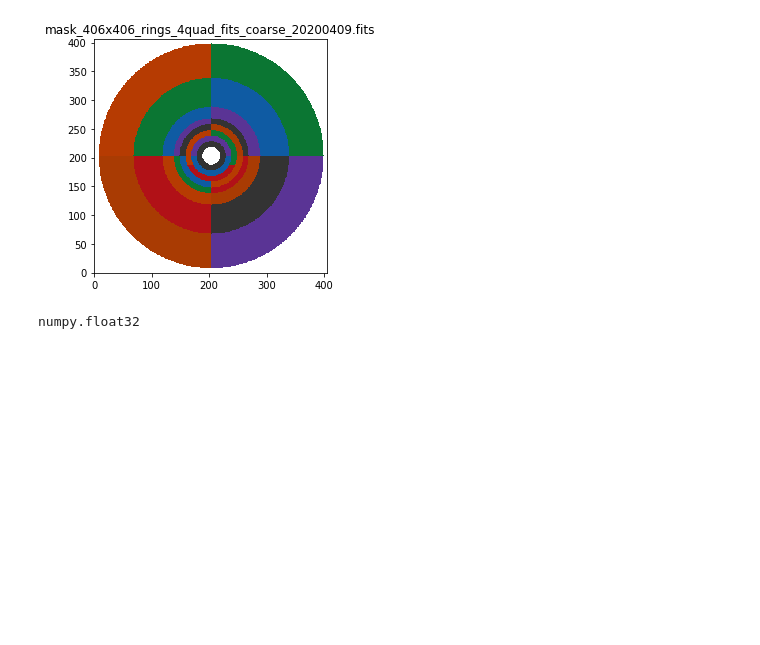
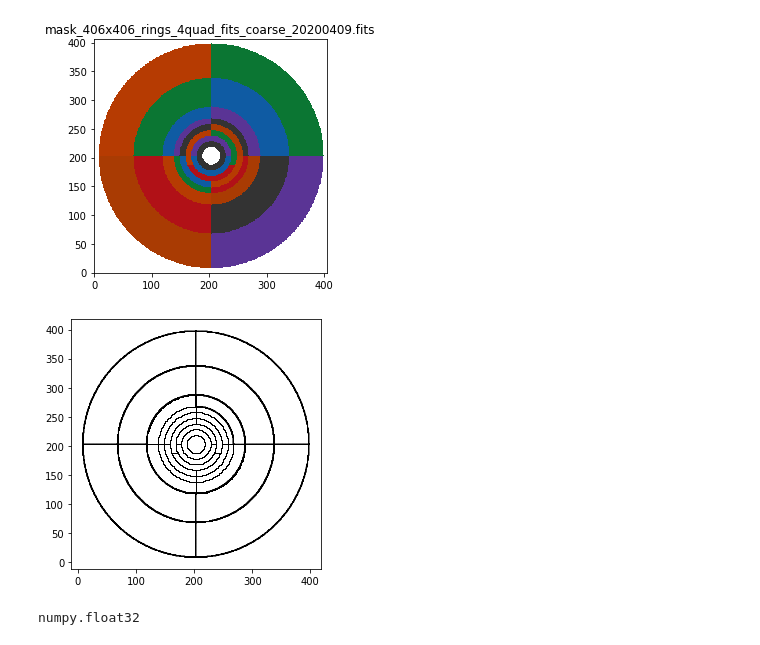
Before and after one commit to mwanakijiji/lbti_altair_fizeau, a Jupyter notebook: notebooks_for_development/pca_tesselation_maker.ipynb, the cells around one changed output. Cells and saved outputs as stored; diff of their text form; code cells hidden in the pictures; blank space fills up the shorter version.

```diff
--- a/notebooks_for_development/pca_tesselation_maker.ipynb
+++ b/notebooks_for_development/pca_tesselation_maker.ipynb
@@ -820,3 +821,74 @@ plt.tight_layout()
 plt.savefig("junk.pdf")
 # %% [output]
 [figure]
+# %%
+import matplotlib
+
+this_cube = np.copy(test_data_frame)
+fig, ax = plt.subplots(1, 1)
+
+for plot_num in range(0,len(this_cube)):
+    this_plot = this_cube[plot_num,:,:].astype('float')
+    this_plot[this_plot == 0] = np.nan # this to a
+
+    # make the meshgrid so we have a coordinate system on which to plot the region outlines
+    xv, yv = np.meshgrid(np.arange(np.shape(this_plot)[1]), np.arange(np.shape(this_plot)[0]))
+    x0 = np.min(xv)
+    x1 = np.max(xv)
+    y0 = np.min(yv)
+    y1 = np.max(yv)
+
+    # this code taken and adapted from
+    # https://stackoverflow.com/questions/24539296/outline-a-region-in-a-graph
+    mapimg = (this_plot == 1)
+
+    # a vertical line segment is needed, when the pixels next to each other horizontally
+    #   belong to diffferent groups (one is part of the mask, the other isn't)
+    # after this ver_seg has two arrays, one for row coordinates, the other for column coordinates
+    ver_seg = np.where(mapimg[:,1:] != mapimg[:,:-1])
+
+    # the same is repeated for horizontal segments
+    hor_seg = np.where(mapimg[1:,:] != mapimg[:-1,:])
+
+    # if we have a horizontal segment at 7,2, it means that it must be drawn between pixels
+    #   (2,7) and (2,8), i.e. from (2,8)..(3,8)
+    # in order to draw a discountinuous line, we add Nones in between segments
+    l = []
+    for p in zip(*hor_seg):
+        l.append((p[1], p[0]+1))
+        l.append((p[1]+1, p[0]+1))
+        l.append((np.nan,np.nan))
+
+    # and the same for vertical segments
+    for p in zip(*ver_seg):
+        l.append((p[1]+1, p[0]))
+        l.append((p[1]+1, p[0]+1))
+        l.append((np.nan, np.nan))
+
+    # now we transform the list into a numpy array of Nx2 shape
+    segments = np.array(l)
+
+    # now we need to know something about the image which is shown
+    #   at this point let's assume it has extents (x0, y0)..(x1,y1) on the axis
+    #   drawn with origin='lower'
+    # with this information we can rescale our points
+    segments[:,0] = x0 + (x1-x0) * segments[:,0] / mapimg.shape[1]
+    segments[:,1] = y0 + (y1-y0) * segments[:,1] / mapimg.shape[0]
+
+    # and now there isn't anything else to do than plot it
+    plt.plot(segments[:,0], segments[:,1], color="k", linewidth=1)
+
+    '''
+    plt.imshow(this_plot,
+               cmap = cmaps['Sequential'][np.mod(plot_num,7)],
+               alpha = 1, vmin=0, vmax=1.2,
+               origin = "lower")#np.random.random())
+    '''
+    #plt.colorbar() # for some reason, colorbar necessary to render plot
+ax.set_aspect('equal', 'box')
+#plt.title("mask_406x406_rings_4quad_fits_coarse_20200409.fits")
+plt.tight_layout()
+plt.show()
+#plt.savefig("junk.pdf")
+# %% [output]
+[figure, added]
```
Also changed, not shown: parts of 5 cells of this notebook, 2 other files.
